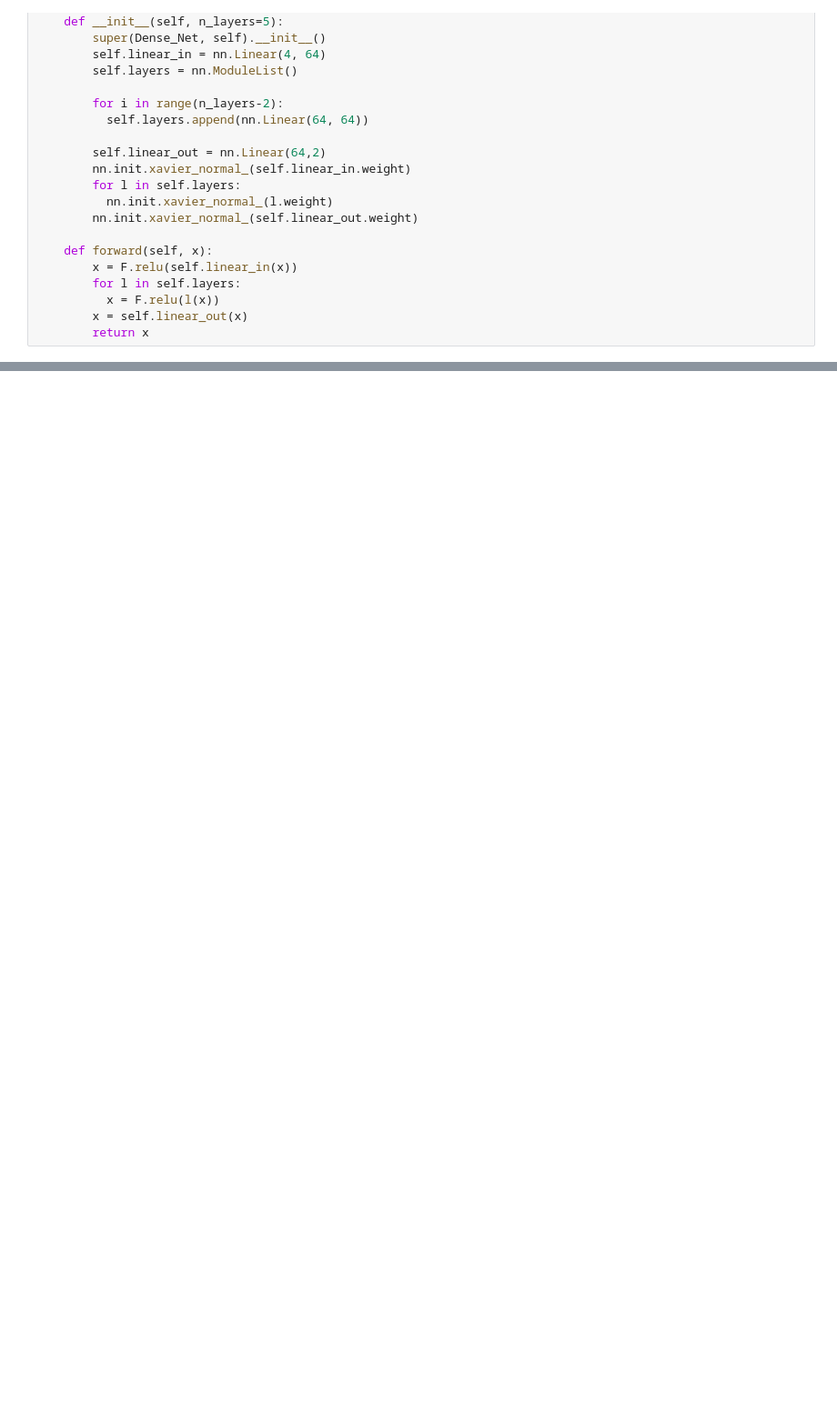
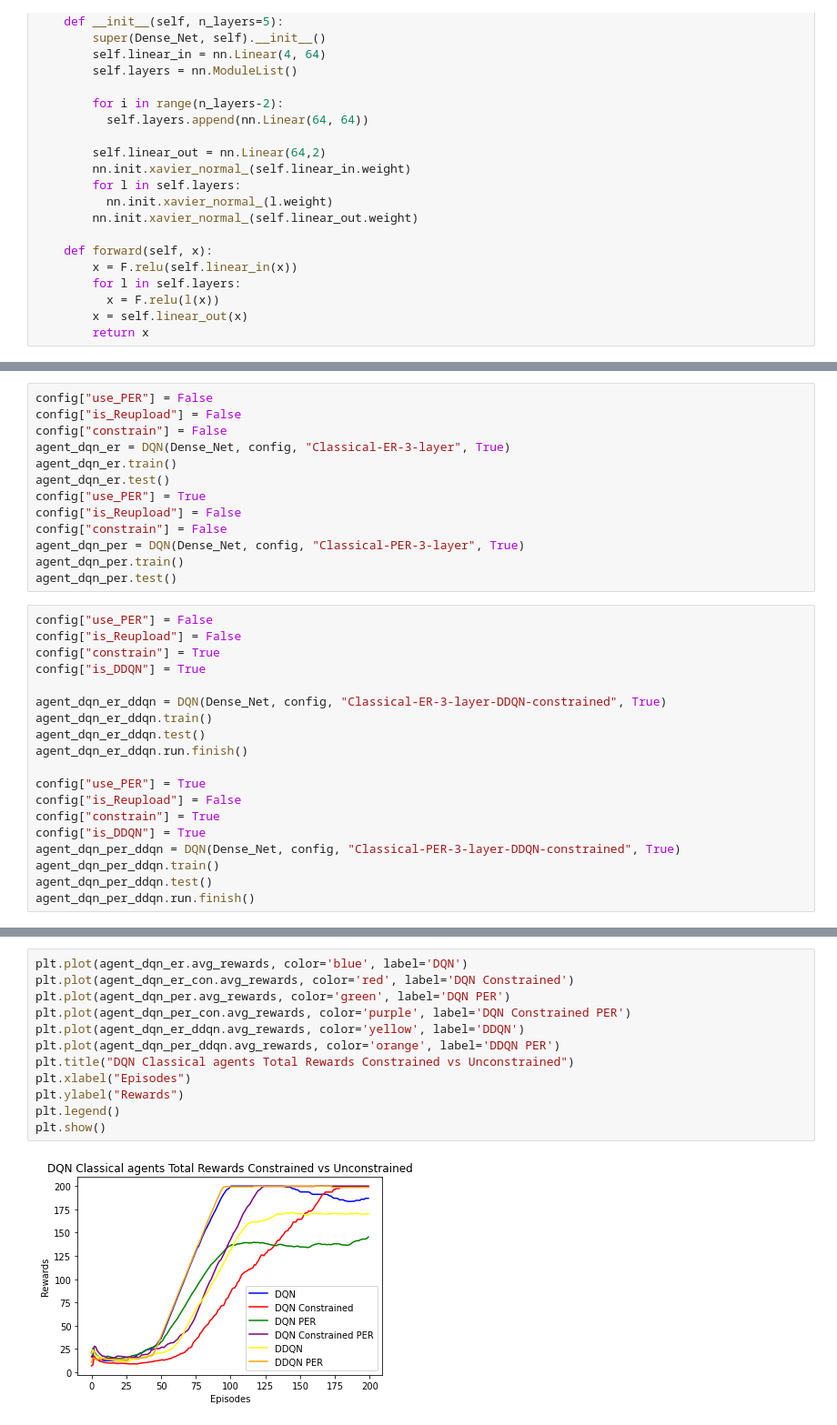
Before and after one commit to luthierman/quantum-research-colab, a Jupyter notebook: DQN_torch_ultimate.ipynb, the cells around one changed output, grey strips where cells are left out. Shown at 91% size. Cells and saved outputs as stored; diff of their text form; blank space fills up the shorter version.

```diff
--- a/DQN_torch_ultimate.ipynb
+++ b/DQN_torch_ultimate.ipynb
@@ -869,0 +660,32 @@ run8.finish()
+# %%
+config["use_PER"] = False
+config["is_Reupload"] = False
+config["constrain"] = False
+agent_dqn_er = DQN(Dense_Net, config, "Classical-ER-3-layer", True)
+agent_dqn_er.train()
+agent_dqn_er.test()
+config["use_PER"] = True
+config["is_Reupload"] = False
+config["constrain"] = False
+agent_dqn_per = DQN(Dense_Net, config, "Classical-PER-3-layer", True)
+agent_dqn_per.train()
+agent_dqn_per.test()
+# %%
+config["use_PER"] = False
+config["is_Reupload"] = False
+config["constrain"] = True
+config["is_DDQN"] = True
+
+agent_dqn_er_ddqn = DQN(Dense_Net, config, "Classical-ER-3-layer-DDQN-constrained", True)
+agent_dqn_er_ddqn.train()
+agent_dqn_er_ddqn.test()
+agent_dqn_er_ddqn.run.finish()
+
+config["use_PER"] = True
+config["is_Reupload"] = False
+config["constrain"] = True
+config["is_DDQN"] = True
+agent_dqn_per_ddqn = DQN(Dense_Net, config, "Classical-PER-3-layer-DDQN-constrained", True)
+agent_dqn_per_ddqn.train()
+agent_dqn_per_ddqn.test()
+agent_dqn_per_ddqn.run.finish()
@@ -869,0 +700,14 @@ run8.finish()
+# %%
+plt.plot(agent_dqn_er.avg_rewards, color='blue', label='DQN')
+plt.plot(agent_dqn_er_con.avg_rewards, color='red', label='DQN Constrained')
+plt.plot(agent_dqn_per.avg_rewards, color='green', label='DQN PER')
+plt.plot(agent_dqn_per_con.avg_rewards, color='purple', label='DQN Constrained PER')
+plt.plot(agent_dqn_er_ddqn.avg_rewards, color='yellow', label='DDQN')
+plt.plot(agent_dqn_per_ddqn.avg_rewards, color='orange', label='DDQN PER')
+plt.title("DQN Classical agents Total Rewards Constrained vs Unconstrained")
+plt.xlabel("Episodes")
+plt.ylabel("Rewards")
+plt.legend()
+plt.show()
+# %% [output]
+[figure, added]
```
Also changed, not shown: parts of 20 cells of this notebook.
